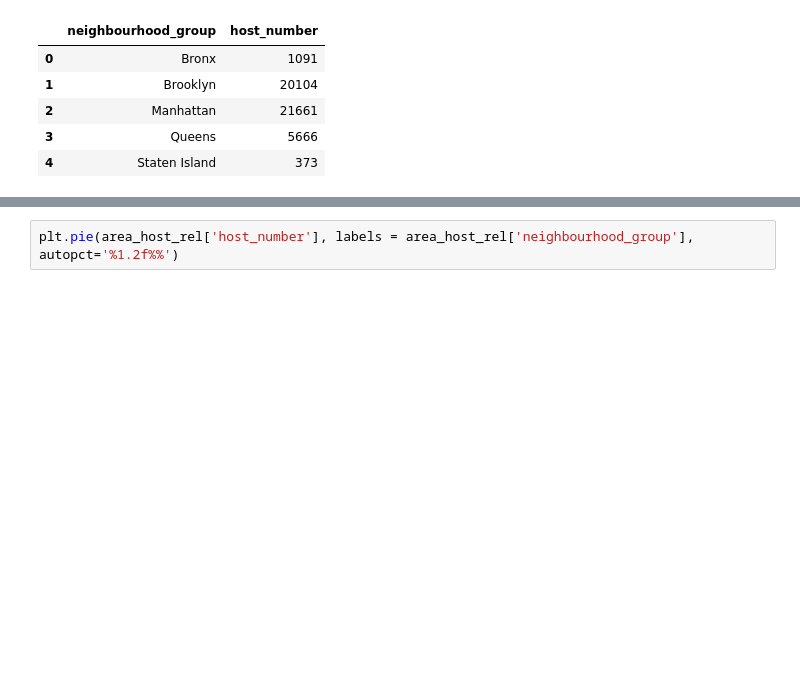
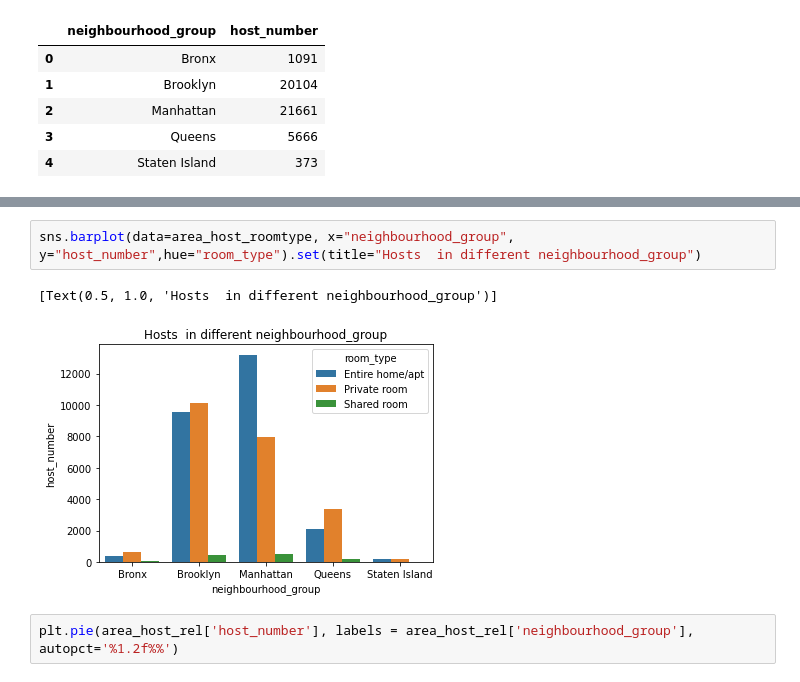
Before and after one commit to junaiskv94/Airbnb_bookin_Analysis, a Jupyter notebook: Copy_of_Airbnb_Bookings_Analysis_Capstone_Project.ipynb, the cells around one changed output, grey strips where cells are left out. Cells and saved outputs as stored; diff of their text form; blank space fills up the shorter version.

```diff
--- a/Copy_of_Airbnb_Bookings_Analysis_Capstone_Project.ipynb
+++ b/Copy_of_Airbnb_Bookings_Analysis_Capstone_Project.ipynb
@@ -381,3 +375,8 @@ plt.show()
+# %%
+sns.barplot(data=area_host_roomtype, x="neighbourhood_group", y="host_number",hue="room_type").set(title="Hosts  in different neighbourhood_group")
+# %% [output]
+[Text(0.5, 1.0, 'Hosts  in different neighbourhood_group')]
+[figure, added]
 # %%
 plt.pie(area_host_rel['host_number'], labels = area_host_rel['neighbourhood_group'], autopct='%1.2f%%')
 # %% [output]
```
Also changed, not shown: parts of 15 cells of this notebook.
